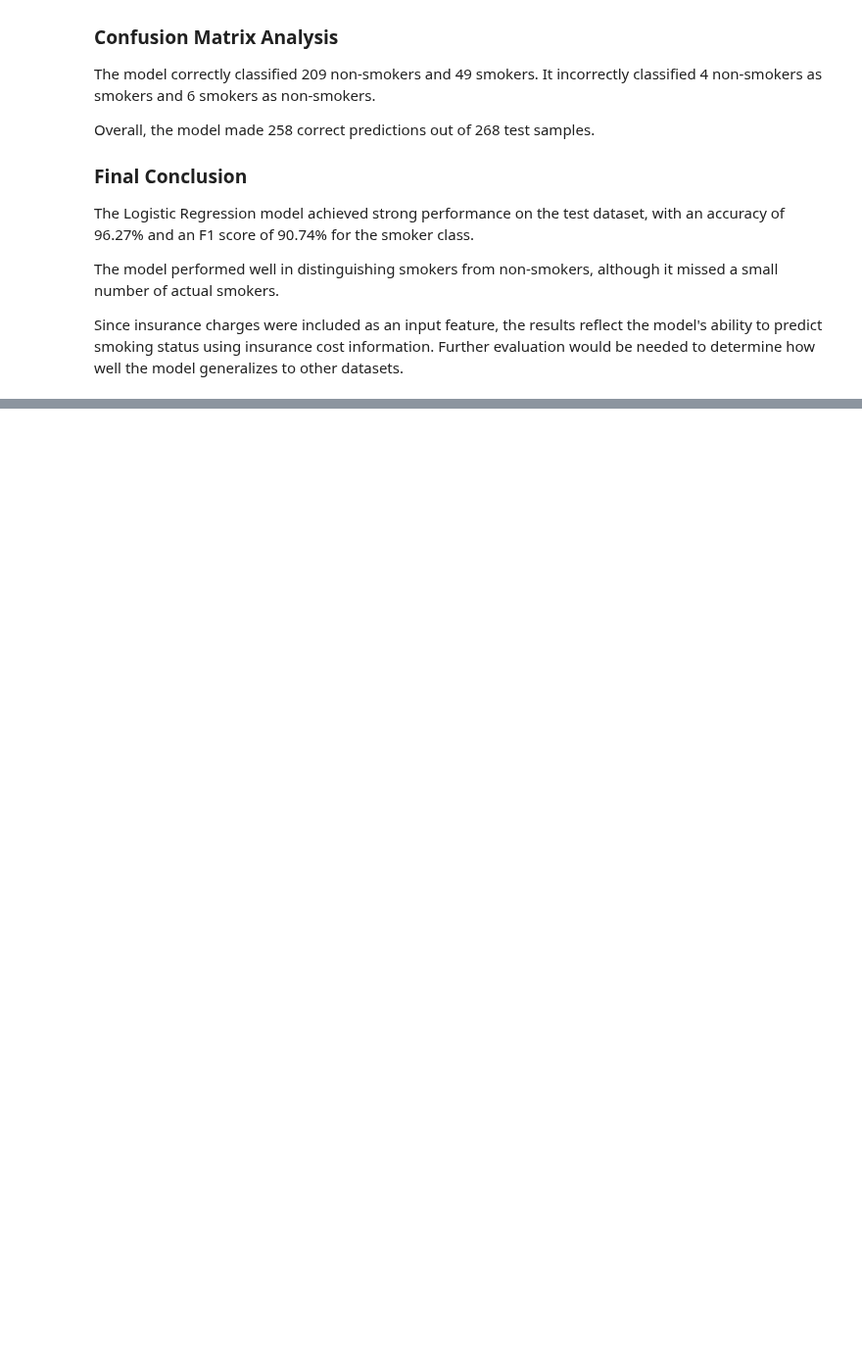
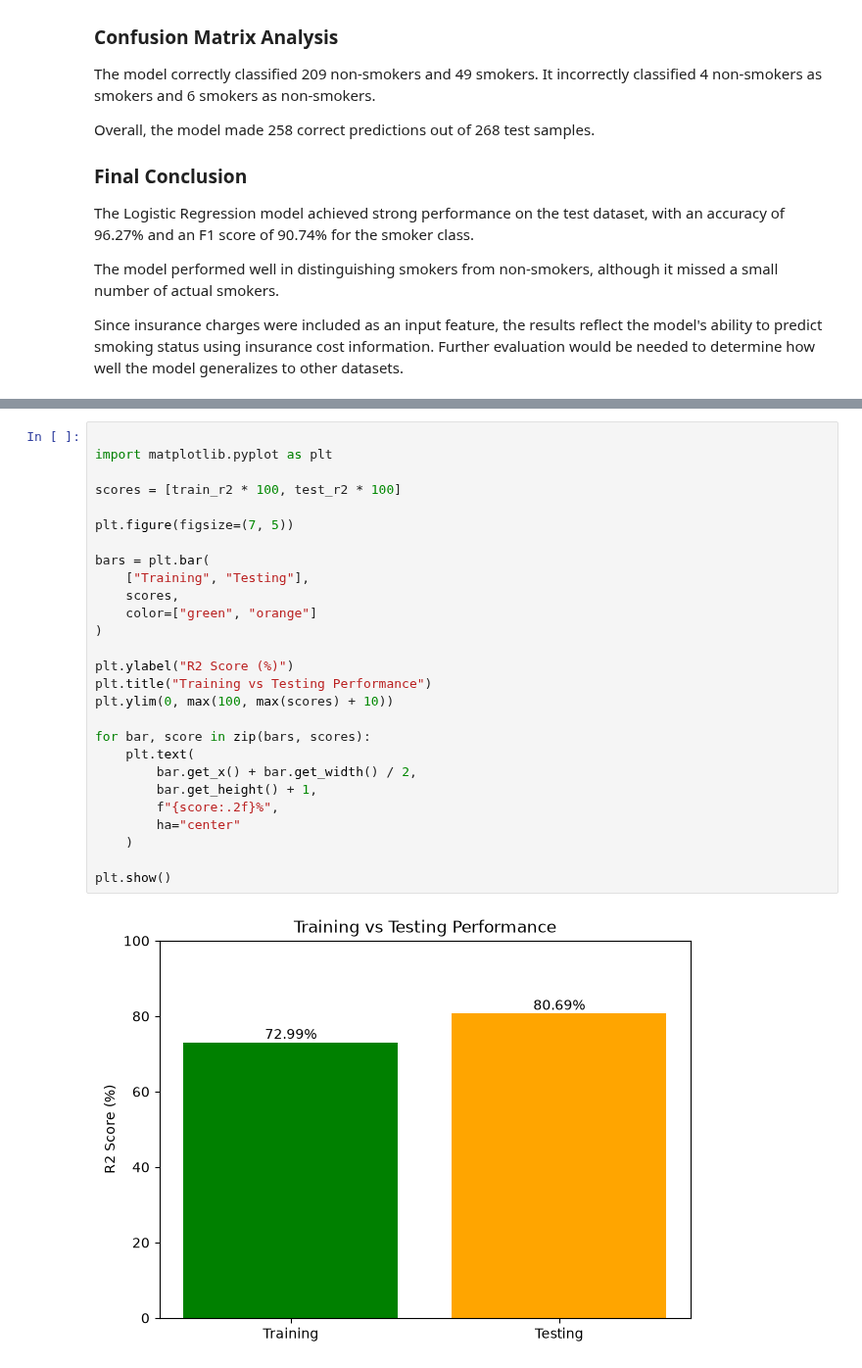
Before and after one commit to k1222004kumar-create/insurance-ml-project, a Jupyter notebook: Notebook/insurance_analysis.ipynb, the cells around one changed output, grey strips where cells are left out. Shown at 98% size. Saved outputs shown, nothing was run; the diff lists cells and outputs as text; blank space fills up the shorter version.

```diff
--- a/Notebook/insurance_analysis.ipynb
+++ b/Notebook/insurance_analysis.ipynb
@@ -1014,0 +1184,29 @@ Since insurance charges were included as an input feature, the results reflect t
+# %%
+
+import matplotlib.pyplot as plt
+
+scores = [train_r2 * 100, test_r2 * 100]
+
+plt.figure(figsize=(7, 5))
+
+bars = plt.bar(
+    ["Training", "Testing"],
+    scores,
+    color=["green", "orange"]
+)
+
+plt.ylabel("R2 Score (%)")
+plt.title("Training vs Testing Performance")
+plt.ylim(0, max(100, max(scores) + 10))
+
+for bar, score in zip(bars, scores):
+    plt.text(
+        bar.get_x() + bar.get_width() / 2,
+        bar.get_height() + 1,
+        f"{score:.2f}%",
+        ha="center"
+    )
+
+plt.show()
+# %% [output]
+[figure, added]
```
Also changed, not shown: parts of 22 cells of this notebook.
